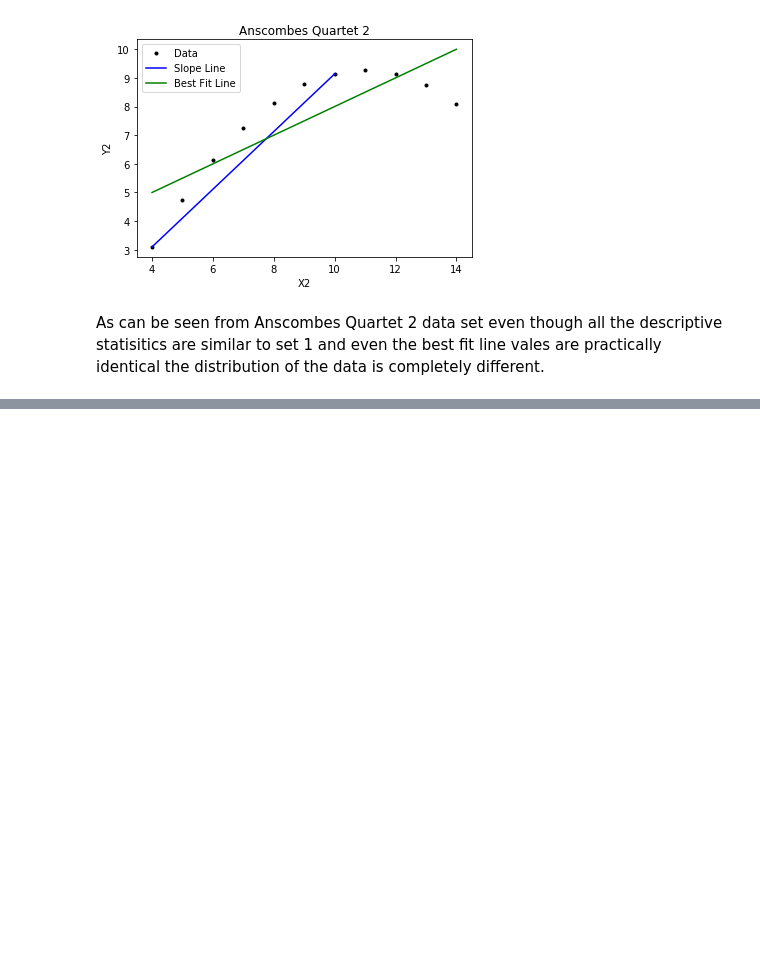
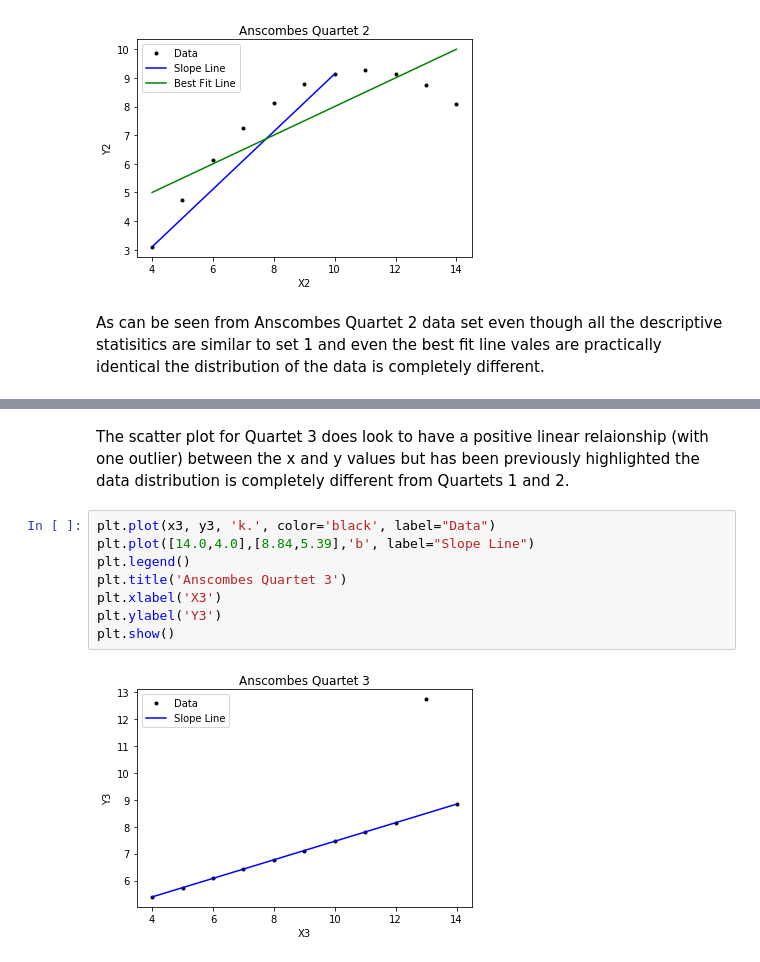
Before and after one commit to shanecanny1/Fundamentals-for-Data-Analysis-Assingment-1, a Jupyter notebook: Fundamentals of Data Analysis Assignmen 1.ipynb, the cells around one changed output, grey strips where cells are left out. Drawn from its saved outputs; the diff is of its cells as text; blank space fills up the shorter version.

```diff
--- a/Fundamentals of Data Analysis Assignmen 1.ipynb
+++ b/Fundamentals of Data Analysis Assignmen 1.ipynb
@@ -399,0 +411,12 @@ As can be seen from Anscombes Quartet 2 data set even though all the descriptive
+# %% [markdown]
+The scatter plot for Quartet 3 does look to have a positive linear relaionship (with one outlier) between the x and y values but has been previously highlighted the data distribution is completely different from Quartets 1 and 2.
+# %%
+plt.plot(x3, y3, 'k.', color='black', label="Data")
+plt.plot([14.0,4.0],[8.84,5.39],'b', label="Slope Line")
+plt.legend()
+plt.title('Anscombes Quartet 3')
+plt.xlabel('X3')
+plt.ylabel('Y3')
+plt.show()
+# %% [output]
+[figure, added]
```
Also changed, not shown: parts of 11 cells of this notebook.
